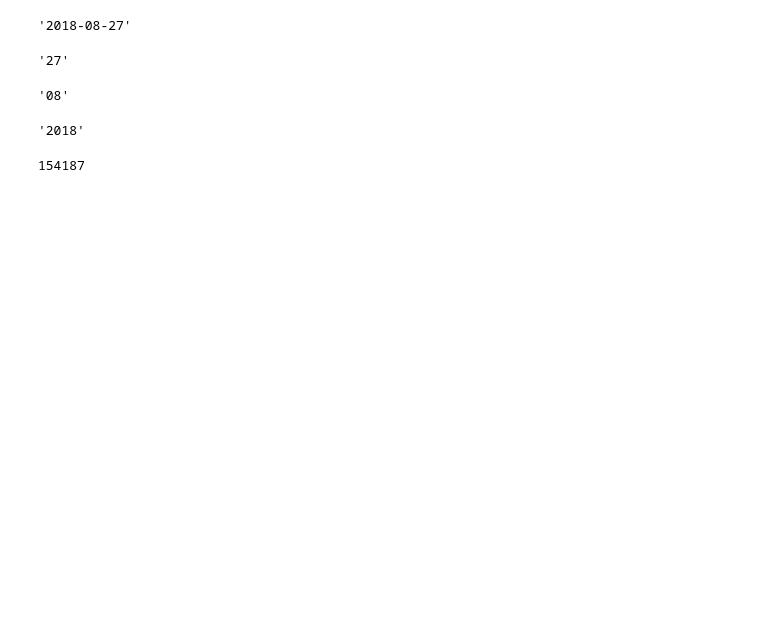
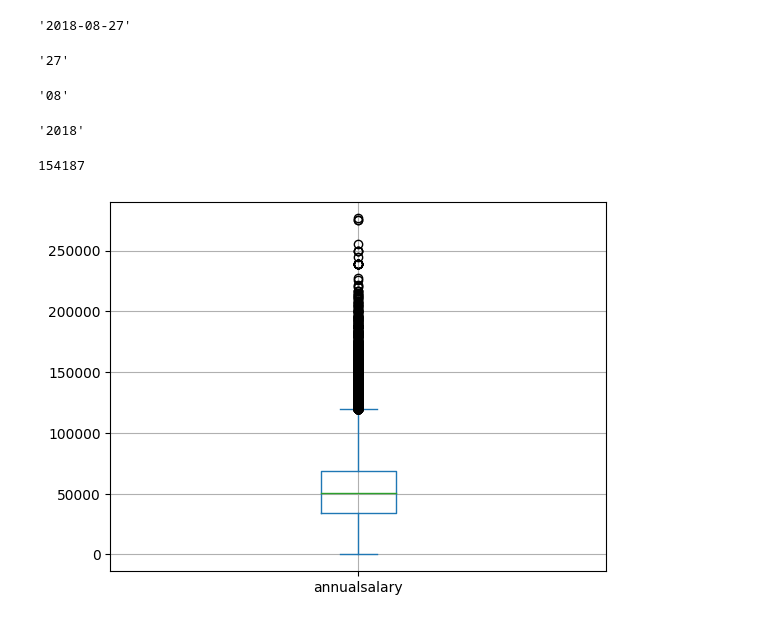
Before and after one commit to Naveen-Karanamu/Baltimore-Salary-Prediction, a Jupyter notebook: main.ipynb, the cells around one changed output. Saved outputs shown, nothing was run; the diff lists cells and outputs as text; code cells hidden in the pictures; blank space fills up the shorter version.

Commit message:
Visulaized: Annual Salary

```diff
--- a/main.ipynb
+++ b/main.ipynb
@@ -284,3 +284,8 @@ for i in range(154187):
     newdff['hiredate'][i]=re.sub("^\d{4}.*-","",newdf.hiredate[i])
     newdff['hiremonth'][i]=re.sub("^\d{4}-|-\d{2}","",newdf.hiredate[i])
     newdff['hireyear'][i]=re.sub("-\d{2}.*","",newdf.hiredate[i])
+# %%
+newdf.annualsalary.plot.box()
+plt.grid()
+# %% [output]
+[figure, added]
```
